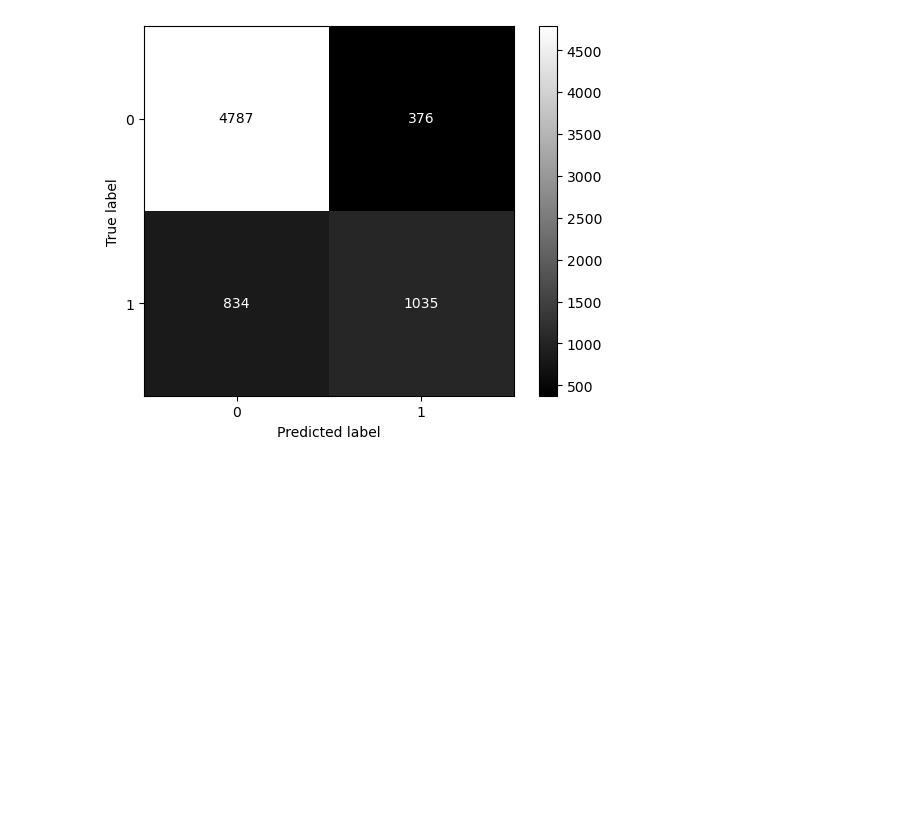
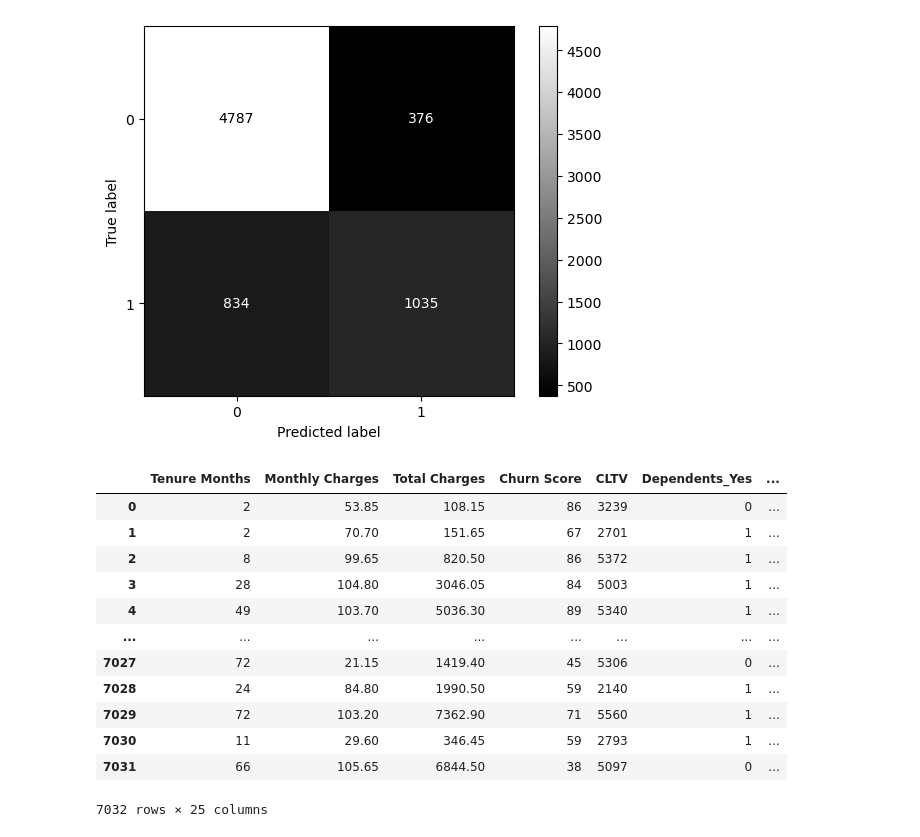
Before and after one commit to Brayam1998/dataScience_Churn, a Jupyter notebook: proyecto churn/Modelos/pruebaModelo.ipynb, the cells around one changed output. Drawn from its saved outputs; the diff is of its cells as text; code cells hidden in the pictures; blank space fills up the shorter version.

```diff
--- a/proyecto churn/Modelos/pruebaModelo.ipynb
+++ b/proyecto churn/Modelos/pruebaModelo.ipynb
@@ -68,0 +29,17 @@ Name: Churn Value, Length: 7032, dtype: int64 [1 1 1 ... 0 1 0]
+# %%
+model = jl.load('random5.pkl')
+data =  pd.read_csv("dataML.csv")
+data_model = data.copy(deep=True)
+data_model.drop(vars , axis=1 , inplace= True)
+
+scaler = StandardScaler()
+datosScaled = scaler.fit_transform(data_model)
+
+ipca = IncrementalPCA( n_components=5, batch_size= 10).fit(datosScaled)
+datosProcesados = ipca.transform(datosScaled)
+
+reales = np.array(data["Churn Value"])
+
+predicciones = model.predict(datosProcesados)
+
+print(f""" Presición_Modelo : {accuracy_score(predicciones, reales)} """)
@@ -80,3 +55,23 @@ plt.show()
 # %% [output]
 <Figure size 1100x1100 with 0 Axes>
 [figure]
+# %%
+data["predicciones"] = predicciones
+data["reales"] = reales
+export = data.drop(vars , axis = 1)
+export
+#export.to_csv("prediccioes.csv")
+# %% [output]
+|  | Tenure Months | Monthly Charges | Total Charges | Churn Score | CLTV | Dependents_Yes | ... |
+| 0 | 2 | 53.85 | 108.15 | 86 | 3239 | 0 | ... |
+| 1 | 2 | 70.70 | 151.65 | 67 | 2701 | 1 | ... |
+| 2 | 8 | 99.65 | 820.50 | 86 | 5372 | 1 | ... |
+| 3 | 28 | 104.80 | 3046.05 | 84 | 5003 | 1 | ... |
+| 4 | 49 | 103.70 | 5036.30 | 89 | 5340 | 1 | ... |
+| ... | ... | ... | ... | ... | ... | ... | ... |
+| 7027 | 72 | 21.15 | 1419.40 | 45 | 5306 | 0 | ... |
+| 7028 | 24 | 84.80 | 1990.50 | 59 | 2140 | 1 | ... |
+| 7029 | 72 | 103.20 | 7362.90 | 71 | 5560 | 1 | ... |
+| 7030 | 11 | 29.60 | 346.45 | 59 | 2793 | 1 | ... |
+| 7031 | 66 | 105.65 | 6844.50 | 38 | 5097 | 0 | ... |
+7032 rows × 25 columns
```
Also changed, not shown: parts of 9 cells of this notebook, 3 other files.
